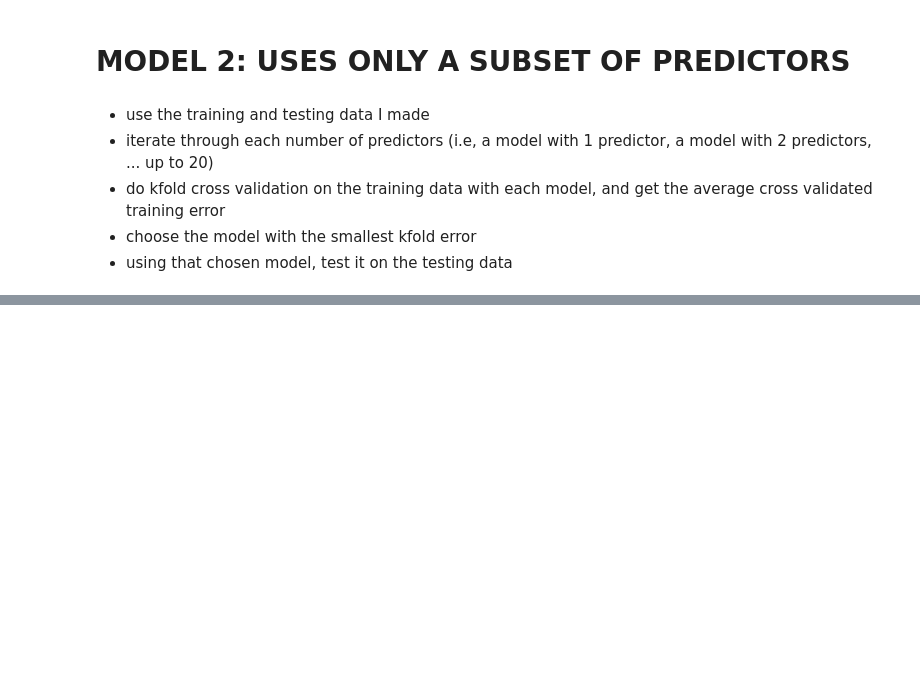
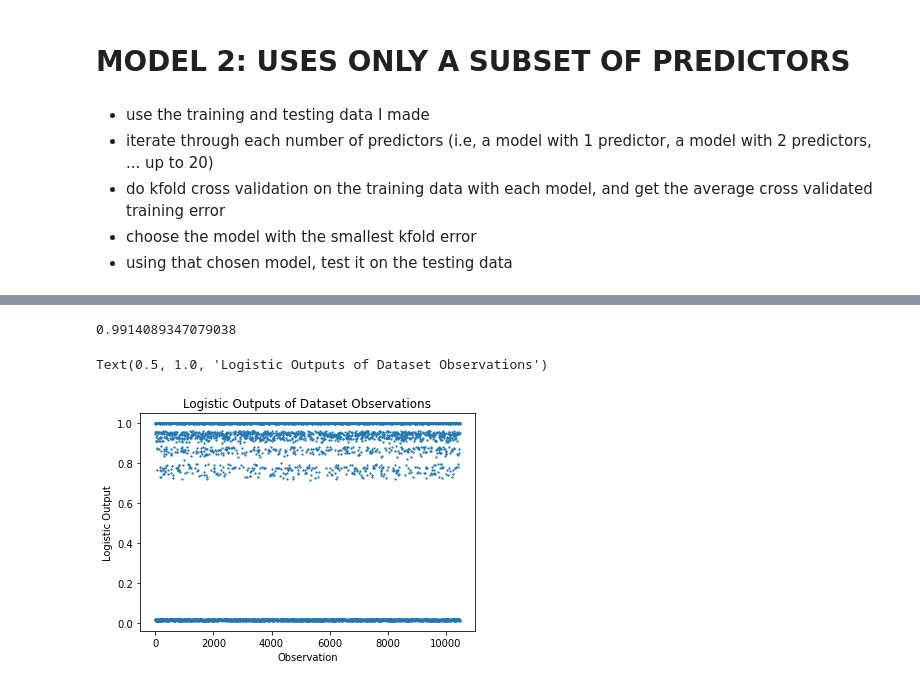
Before and after one commit to dylanknlee/Cogs-109-Final-Project, a Jupyter notebook: Final Project (1).ipynb, the cells around one changed output, grey strips where cells are left out. Saved outputs shown, nothing was run; the diff lists cells and outputs as text; code cells hidden in the pictures; blank space fills up the shorter version.

```diff
--- a/Final Project (1).ipynb
+++ b/Final Project (1).ipynb
@@ -294,0 +504,3 @@ testing_error
+# %%
+final_model = logit(chosen_model, data = shuffled_data).fit()
+final_model.summary()
@@ -294,0 +531,17 @@ testing_error
+# %%
+logistic_output = final_model.predict()
+predictions = pd.Series(logistic_output).apply(lambda x: 1 if x >= 0.5 else 0)
+# %%
+final_error = (predictions == shuffled_data.get('y')).mean()
+final_error
+# %% [output]
+0.9914089347079038
+# %%
+#plt.scatter(shuffled_data.index, shuffled_data.get('y'))
+plt.scatter(predictions.index, logistic_output, s = 1.5)
+plt.ylabel('Logistic Output')
+plt.xlabel('Observation')
+plt.title('Logistic Outputs of Dataset Observations')
+# %% [output]
+Text(0.5, 1.0, 'Logistic Outputs of Dataset Observations')
+[figure, added]
```
Also changed, not shown: parts of 23 cells of this notebook.
